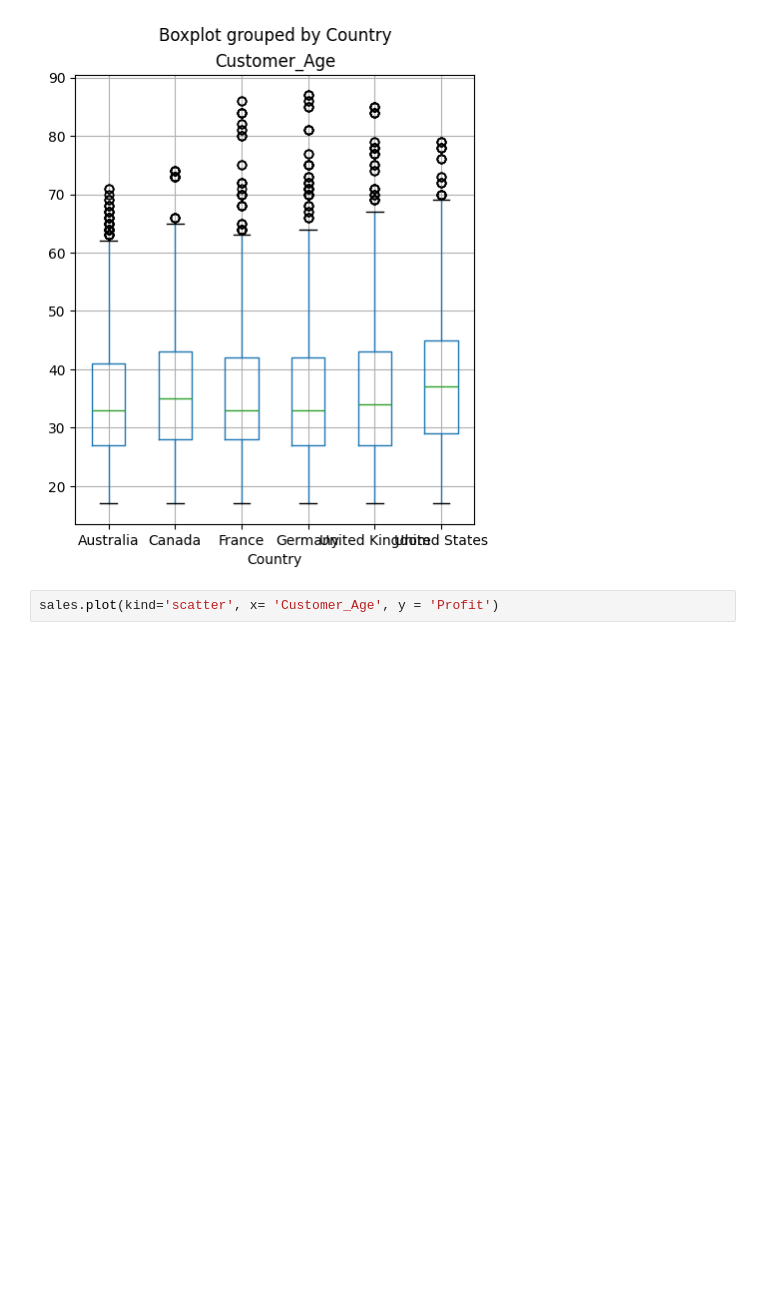
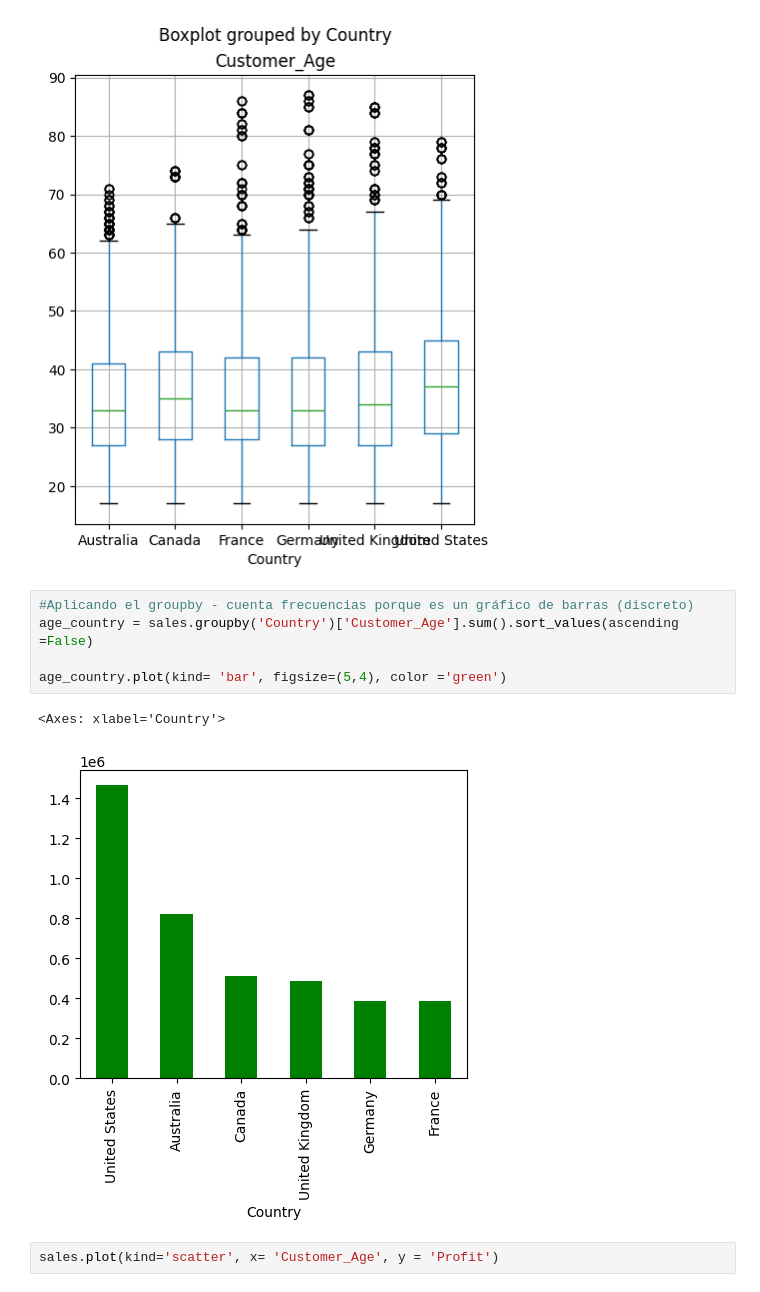
Before and after one commit to Rdorta08/FreeCodeCamp-Pandas-Real-Life-Example, a Jupyter notebook: Exercises_1.ipynb, the cells around one changed output. Drawn from its saved outputs; the diff is of its cells as text; blank space fills up the shorter version.

```diff
--- a/Exercises_1.ipynb
+++ b/Exercises_1.ipynb
@@ -288,6 +294,14 @@ sales.boxplot(column='Customer_Age', by = 'Country', figsize= (5,6))
 # %% [output]
 <Axes: title={'center': 'Customer_Age'}, xlabel='Country'>
 [figure]
+# %%
+#Aplicando el groupby - cuenta frecuencias porque es un gráfico de barras (discreto)
+age_country = sales.groupby('Country')['Customer_Age'].sum().sort_values(ascending =False)
+
+age_country.plot(kind= 'bar', figsize=(5,4), color ='green')
+# %% [output]
+<Axes: xlabel='Country'>
+[figure, added]
 # %%
 sales.plot(kind='scatter', x= 'Customer_Age', y = 'Profit')
 # %% [output]
```
Also changed, not shown: parts of 21 cells of this notebook.
